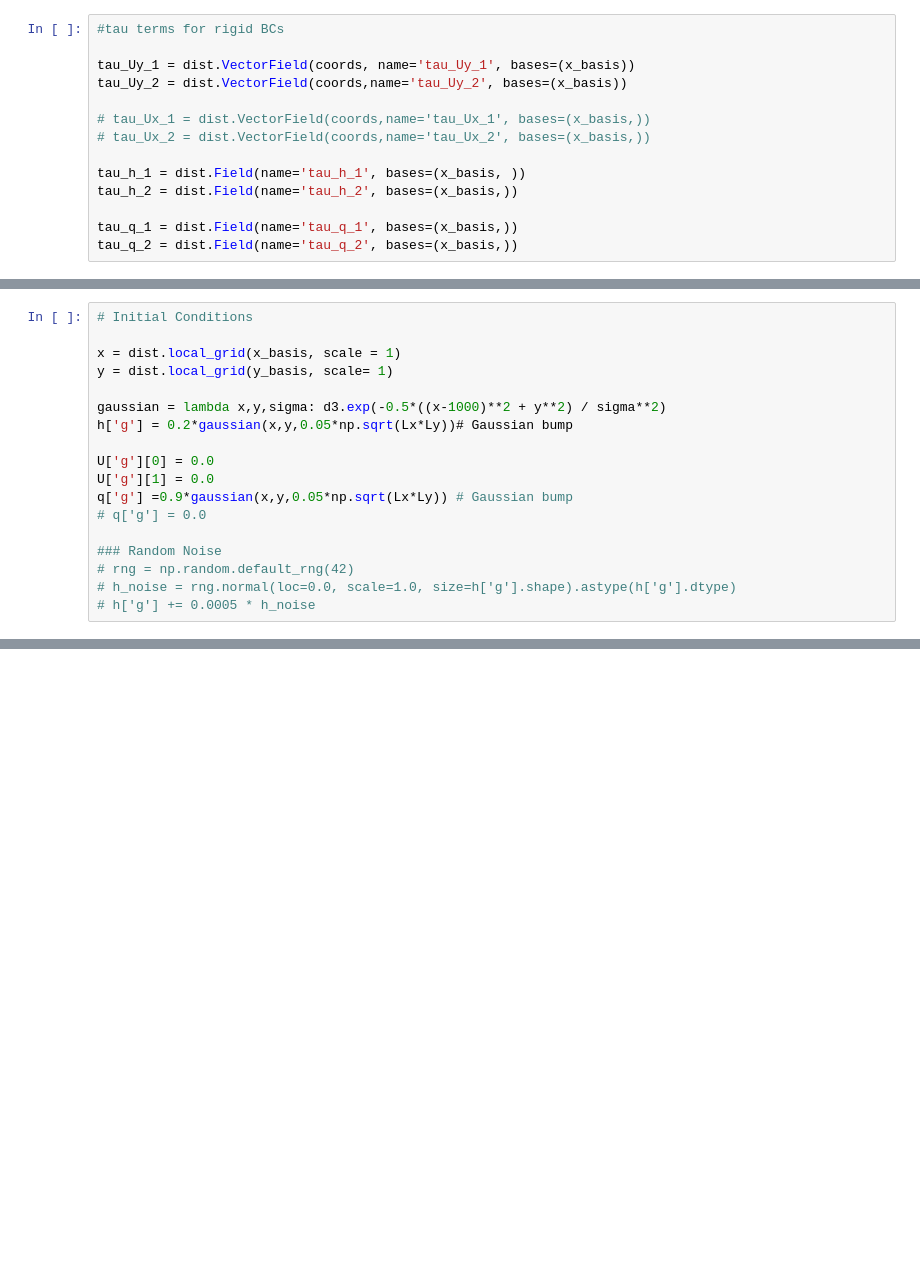
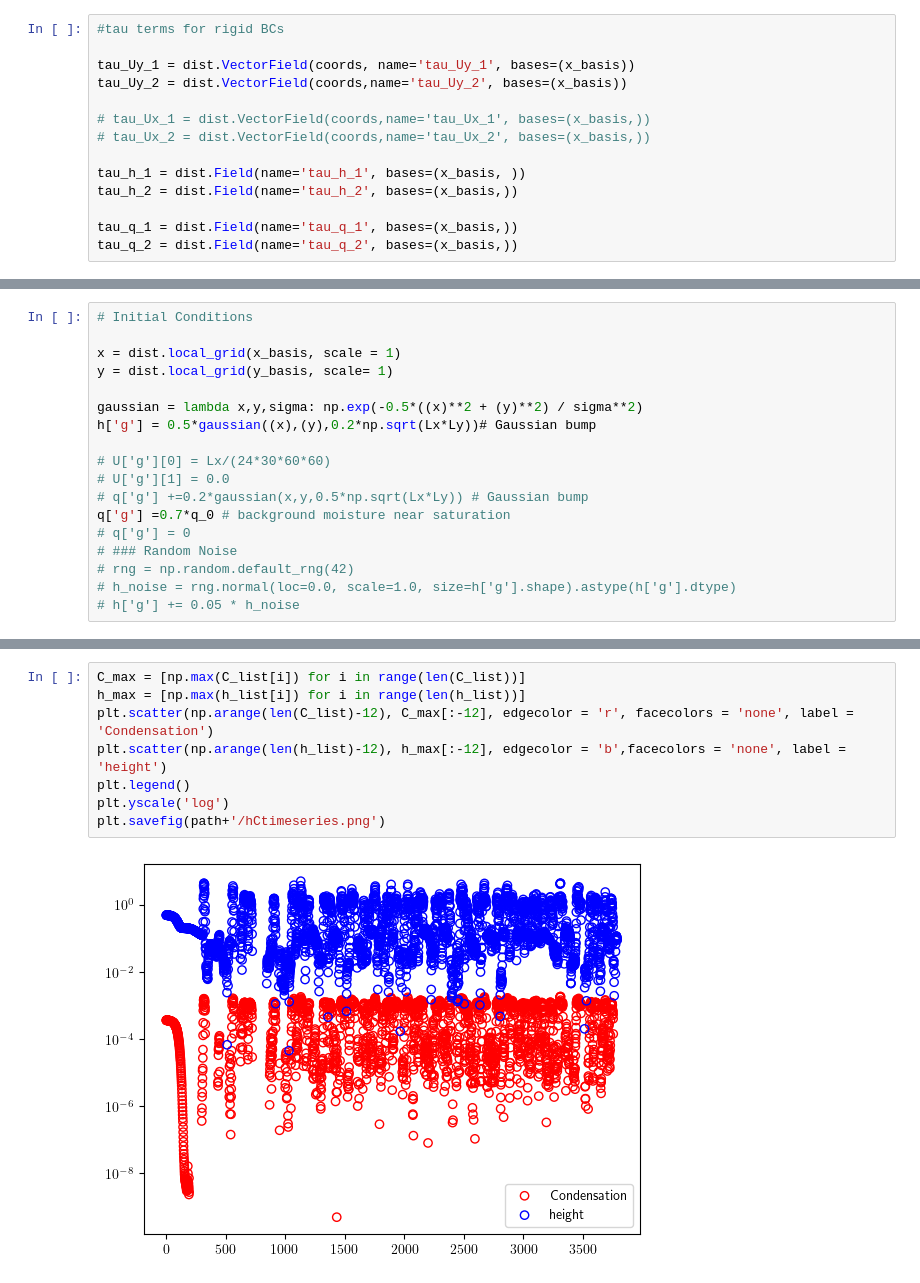
Before and after one commit to leopidolite/dedalus, a Jupyter notebook: MJO_Vallis.ipynb, the cells around one changed output, grey strips where cells are left out. Drawn from its saved outputs; the diff is of its cells as text; blank space fills up the shorter version.

```diff
--- a/MJO_Vallis.ipynb
+++ b/MJO_Vallis.ipynb
@@ -139,15 +138,15 @@ solver = problem.build_solver('RK222')
 x = dist.local_grid(x_basis, scale = 1)
 y = dist.local_grid(y_basis, scale= 1)
 
-gaussian = lambda x,y,sigma: d3.exp(-0.5*((x-1000)**2 + y**2) / sigma**2)
-h['g'] = 0.2*gaussian(x,y,0.05*np.sqrt(Lx*Ly))# Gaussian bump
+gaussian = lambda x,y,sigma: np.exp(-0.5*((x)**2 + (y)**2) / sigma**2)
+h['g'] = 0.5*gaussian((x),(y),0.2*np.sqrt(Lx*Ly))# Gaussian bump
 
-U['g'][0] = 0.0
-U['g'][1] = 0.0
-q['g'] =0.9*gaussian(x,y,0.05*np.sqrt(Lx*Ly)) # Gaussian bump
-# q['g'] = 0.0
-
-### Random Noise
+# U['g'][0] = Lx/(24*30*60*60)
+# U['g'][1] = 0.0
+# q['g'] +=0.2*gaussian(x,y,0.5*np.sqrt(Lx*Ly)) # Gaussian bump
+q['g'] =0.7*q_0 # background moisture near saturation
+# q['g'] = 0
+# ### Random Noise
 # rng = np.random.default_rng(42)
 # h_noise = rng.normal(loc=0.0, scale=1.0, size=h['g'].shape).astype(h['g'].dtype)
-# h['g'] += 0.0005 * h_noise
+# h['g'] += 0.05 * h_noise
@@ -299,0 +669,10 @@ ani.save(outname, writer='ffmpeg', fps=30, dpi=150)
+# %%
+C_max = [np.max(C_list[i]) for i in range(len(C_list))]
+h_max = [np.max(h_list[i]) for i in range(len(h_list))]
+plt.scatter(np.arange(len(C_list)-12), C_max[:-12], edgecolor = 'r', facecolors = 'none', label = 'Condensation')
+plt.scatter(np.arange(len(h_list)-12), h_max[:-12], edgecolor = 'b',facecolors = 'none', label = 'height')
+plt.legend()
+plt.yscale('log')
+plt.savefig(path+'/hCtimeseries.png')
+# %% [output]
+[figure, added]
```
Also changed, not shown: parts of 11 cells of this notebook.
